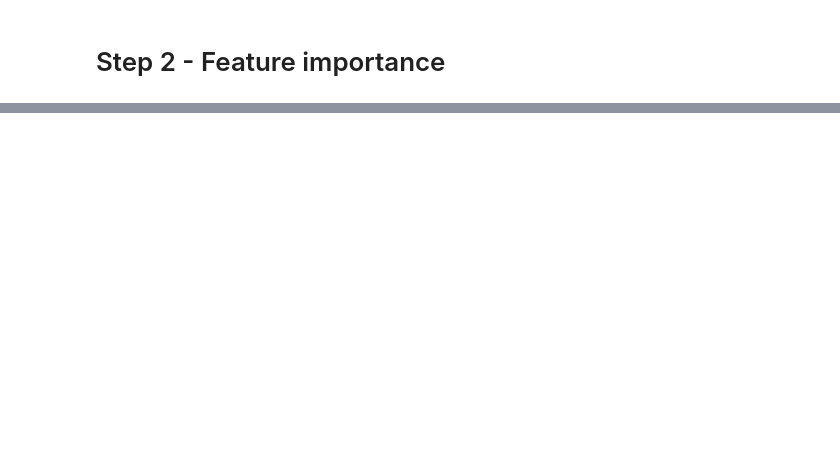
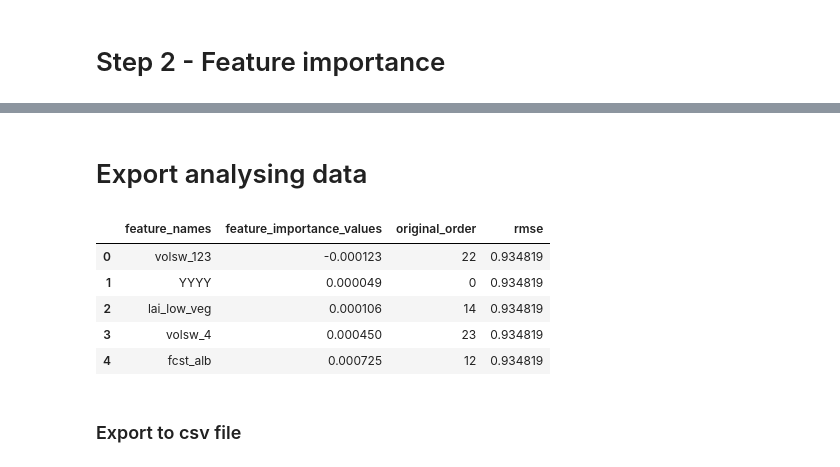
Before and after one commit to lebe1/ClimateChangeAI, a Jupyter notebook: Regression-model.ipynb, the cells around one changed output, grey strips where cells are left out. Saved outputs shown, nothing was run; the diff lists cells and outputs as text; code cells hidden in the pictures; blank space fills up the shorter version.

Commit message:
Add exporting analysing data and small improvements

```diff
--- a/Regression-model.ipynb
+++ b/Regression-model.ipynb
@@ -112,0 +113,28 @@ Feature: 26, Score: -0.00379
+# %% [markdown]
+# Export analysing data
+# %%
+# Create empty dataframe
+df = pd.DataFrame()
+
+# Add column names
+df['feature_names'] = df_train.drop('prec', axis=1).columns[sorted_idx]
+
+# Add feature names and importance to dataframe
+df['feature_importance_values'] = perm_importance.importances_mean[sorted_idx]
+
+# Add priority of column names
+df['original_order'] = perm_importance.importances_mean.argsort()
+
+# Add root mean squared error
+df['rmse'] = mean_squared_error(df_test['prec'], y_pred, squared=False)
+
+df.head()
+# %% [output]
+|  | feature_names | feature_importance_values | original_order | rmse |
+| 0 | volsw_123 | -0.000123 | 22 | 0.934819 |
+| 1 | YYYY | 0.000049 | 0 | 0.934819 |
+| 2 | lai_low_veg | 0.000106 | 14 | 0.934819 |
+| 3 | volsw_4 | 0.000450 | 23 | 0.934819 |
+| 4 | fcst_alb | 0.000725 | 12 | 0.934819 |
+# %% [markdown]
+### Export to csv file
```
Also changed, not shown: parts of 4 cells of this notebook, 1 other file.
